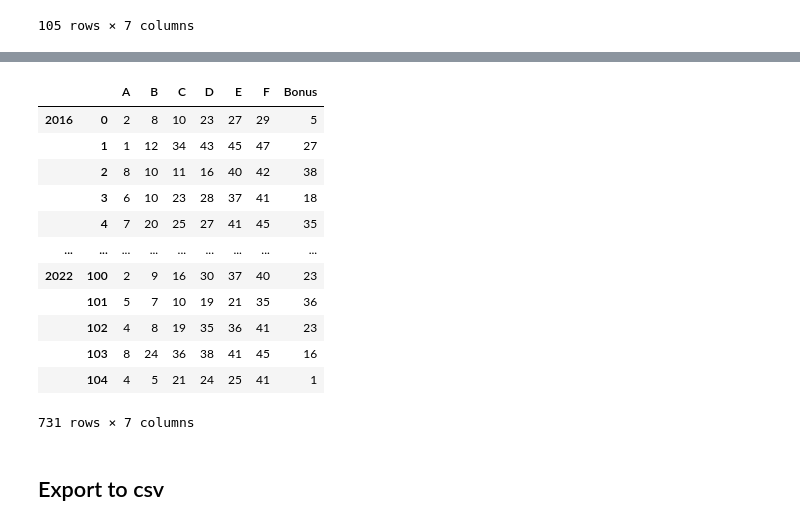
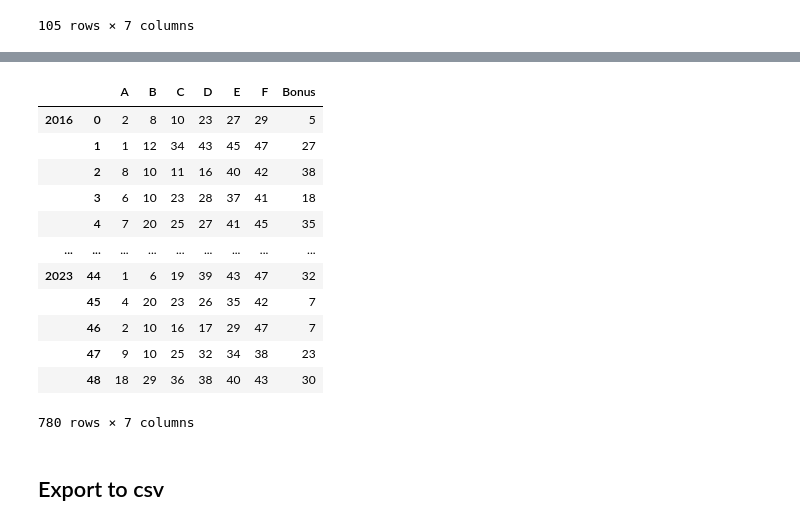
Before and after one commit to killfoley/Lotto-Scraping, a Jupyter notebook: Lotto results notebook.ipynb, the cells around one changed output, grey strips where cells are left out. Cells and saved outputs as stored; diff of their text form; code cells hidden in the pictures.

```diff
--- a/Lotto results notebook.ipynb
+++ b/Lotto results notebook.ipynb
@@ -482,0 +501,3 @@ df_2022
+# %%
+df_ball_23 = pd.DataFrame(np.array(ball_23).reshape(-1,6),columns = list("ABCDEF"))
+df_ball_23
@@ -482,0 +522,5 @@ df_2022
+# %%
+# get the regular balls from the page
+ball_bonus_class_23 = soup.find_all("li", class_="bonus-ball")
+ball_bonus_23 = [pt.get_text() for pt in ball_bonus_class_23]
+type(ball_bonus_23)
@@ -482,0 +529,7 @@ df_2022
+# %%
+# get the bonus ball
+df_ball_bonus_23 = pd.DataFrame(ball_bonus_23,columns = ['Bonus'])
+# %%
+# join the two dataframes
+df_2023 = pd.concat([df_ball_23, df_ball_bonus_23], axis=1)
+df_2023
@@ -483,21 +554,21 @@ df_2022
 # %%
-frames = [df_2016, df_2017, df_2018, df_2019, df_2020, df_2021, df_2022]
-df_combined = pd.concat(frames, keys=['2016', '2017', '2018', '2019', '2020', '2021', '2022'])
+frames = [df_2016, df_2017, df_2018, df_2019, df_2020, df_2021, df_2022, df_2023]
+df_combined = pd.concat(frames, keys=['2016', '2017', '2018', '2019', '2020', '2021', '2022', '2023'])
 df_combined
 # %% [output]
 |  |  | A | B | C | D | E | F | Bonus |
 | 2016 | 0 | 2 | 8 | 10 | 23 | 27 | 29 | 5 |
 |  | 1 | 1 | 12 | 34 | 43 | 45 | 47 | 27 |
 |  | 2 | 8 | 10 | 11 | 16 | 40 | 42 | 38 |
 |  | 3 | 6 | 10 | 23 | 28 | 37 | 41 | 18 |
 |  | 4 | 7 | 20 | 25 | 27 | 41 | 45 | 35 |
 | ... | ... | ... | ... | ... | ... | ... | ... | ... |
-| 2022 | 100 | 2 | 9 | 16 | 30 | 37 | 40 | 23 |
-|  | 101 | 5 | 7 | 10 | 19 | 21 | 35 | 36 |
-|  | 102 | 4 | 8 | 19 | 35 | 36 | 41 | 23 |
-|  | 103 | 8 | 24 | 36 | 38 | 41 | 45 | 16 |
-|  | 104 | 4 | 5 | 21 | 24 | 25 | 41 | 1 |
+| 2023 | 44 | 1 | 6 | 19 | 39 | 43 | 47 | 32 |
+|  | 45 | 4 | 20 | 23 | 26 | 35 | 42 | 7 |
+|  | 46 | 2 | 10 | 16 | 17 | 29 | 47 | 7 |
+|  | 47 | 9 | 10 | 25 | 32 | 34 | 38 | 23 |
+|  | 48 | 18 | 29 | 36 | 38 | 40 | 43 | 30 |
-731 rows × 7 columns
+780 rows × 7 columns
 # %% [markdown]
 ## Export to csv
 # %%
```
Also changed, not shown: parts of 28 cells of this notebook, 1 other file.
